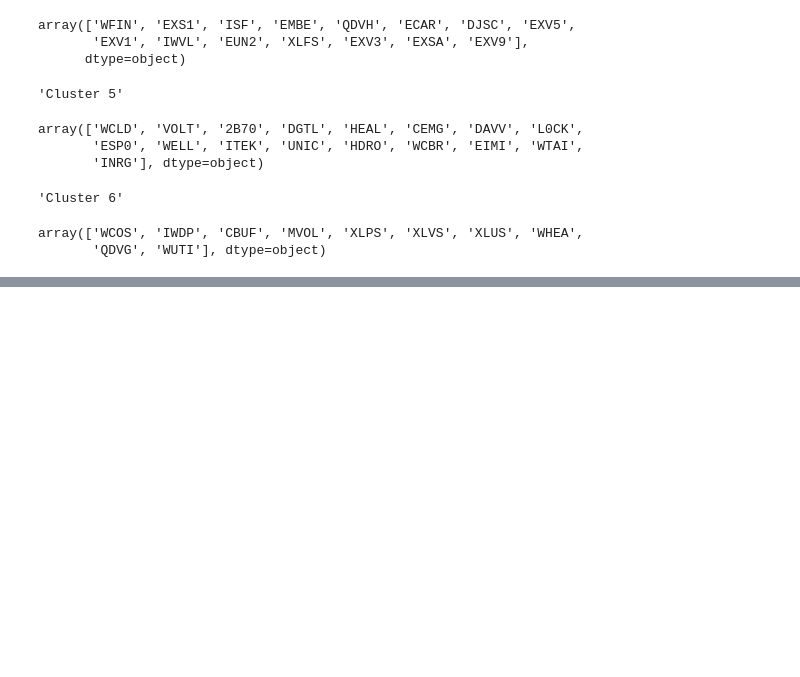
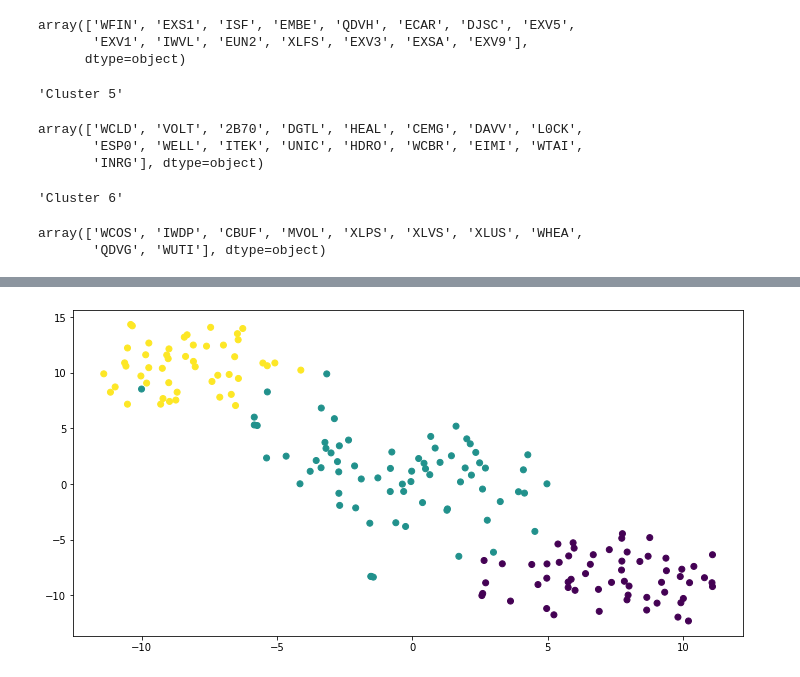
Before and after one commit to bearloop/learning-resources, a Jupyter notebook: ml/07_clustering.ipynb, the cells around one changed output, grey strips where cells are left out. Drawn from its saved outputs; the diff is of its cells as text; code cells hidden in the pictures; blank space fills up the shorter version.

```diff
--- a/ml/07_clustering.ipynb
+++ b/ml/07_clustering.ipynb
@@ -216,0 +314,22 @@ array(['WCOS', 'IWDP', 'CBUF', 'MVOL', 'XLPS', 'XLVS', 'XLUS', 'WHEA',
+# %%
+# Import TSNE
+from sklearn.manifold import TSNE
+
+# Create a TSNE instance: model
+model = TSNE(learning_rate=200)
+
+# Apply fit_transform to samples: tsne_features
+tsne_features = model.fit_transform(features)
+
+# Select the 0th feature: xs
+xs = tsne_features[:,0]
+
+# Select the 1st feature: ys
+ys = tsne_features[:,1]
+
+# Scatter plot, coloring by variety_numbers
+plt.figure(figsize=(12,6))
+plt.scatter(xs, ys, c=target.values)
+plt.show()
+# %% [output]
+[figure, added]
```
Also changed, not shown: parts of 5 cells of this notebook.
